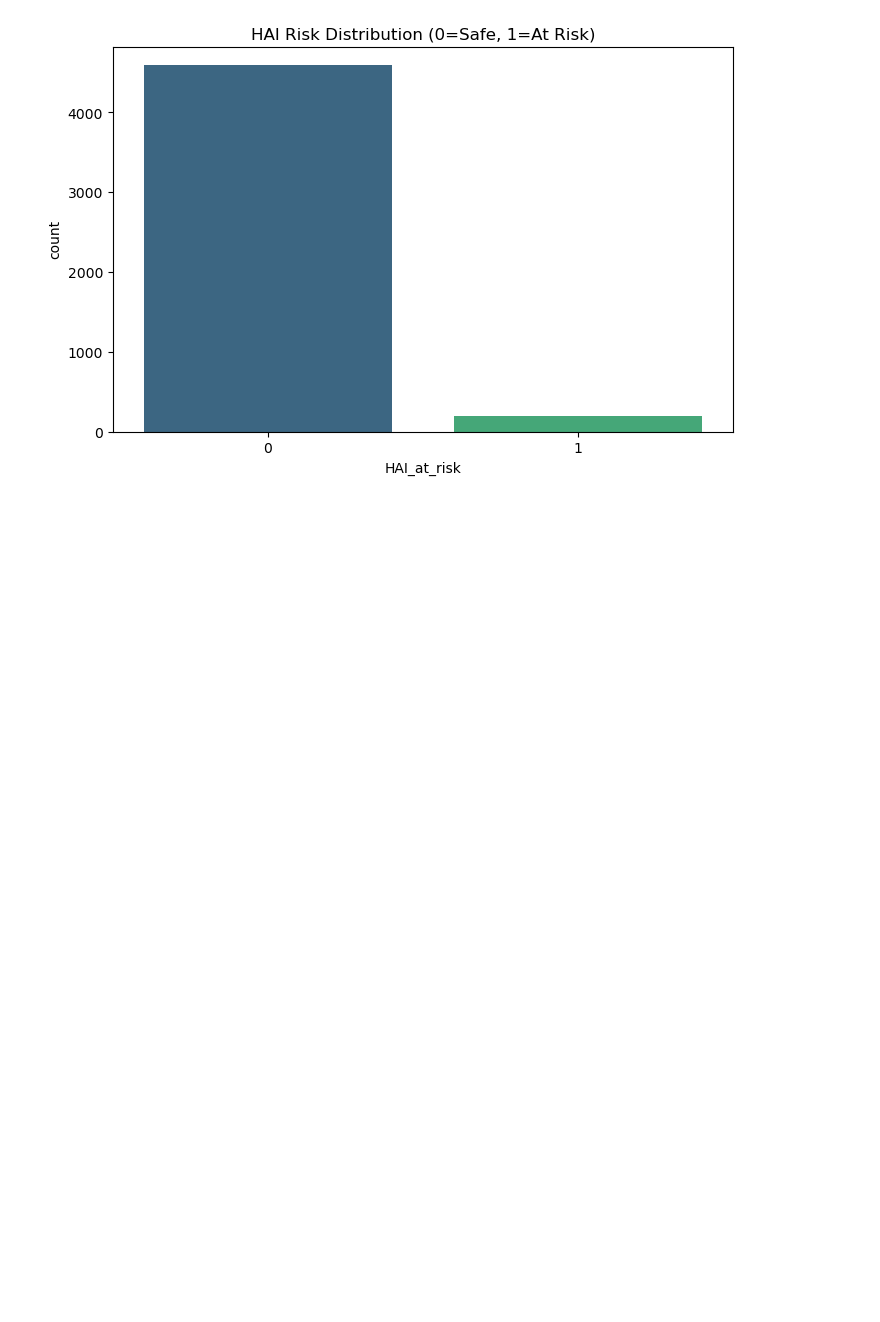
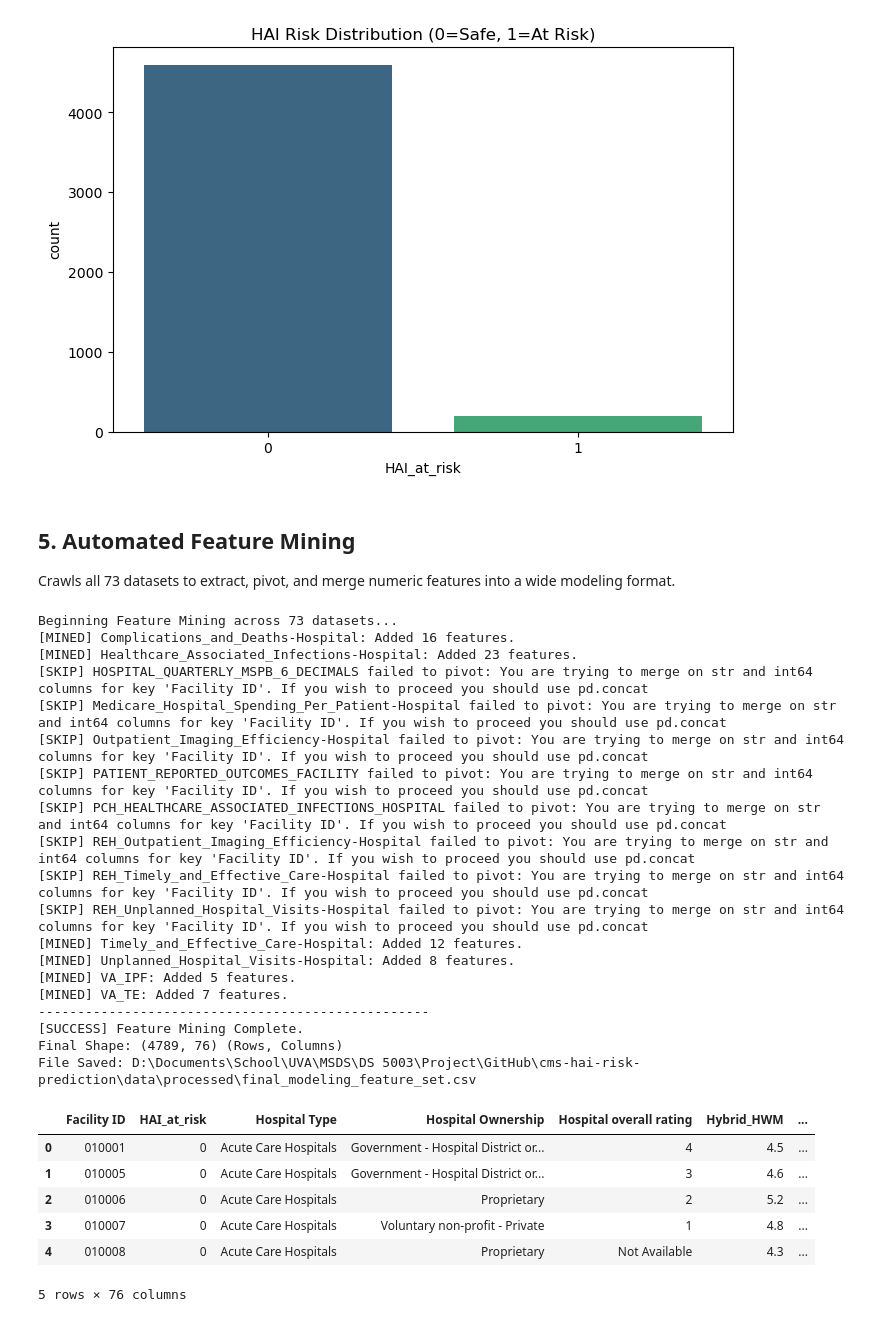
Before and after one commit to Rjashby1/cms-hai-risk-prediction, a Jupyter notebook: code/main_pipeline.ipynb, the cells around one changed output. Drawn from its saved outputs; the diff is of its cells as text; code cells hidden in the pictures; blank space fills up the shorter version.

Commit message:
Enhance data retrieval and feature mining process with detailed logging and error handling

```diff
--- a/code/main_pipeline.ipynb
+++ b/code/main_pipeline.ipynb
@@ -111,3 +119,40 @@ if 'master_data' in locals():
     step_04.run_eda()
 # %% [output]
 [figure]
+# %% [markdown]
+## 5. Automated Feature Mining
+Crawls all 73 datasets to extract, pivot, and merge numeric features into a wide modeling format.
+# %%
+step_05 = importlib.import_module("05_feature_identification")
+
+if 'raw_datasets' in locals():
+    # We pass the raw_datasets dictionary we loaded in Step 01
+    final_df = step_05.mine_features(raw_datasets)
+    display(final_df.head())
+# %% [output]
+Beginning Feature Mining across 73 datasets...
+[MINED] Complications_and_Deaths-Hospital: Added 16 features.
+[MINED] Healthcare_Associated_Infections-Hospital: Added 23 features.
+[SKIP] HOSPITAL_QUARTERLY_MSPB_6_DECIMALS failed to pivot: You are trying to merge on str and int64 columns for key 'Facility ID'. If you wish to proceed you should use pd.concat
+[SKIP] Medicare_Hospital_Spending_Per_Patient-Hospital failed to pivot: You are trying to merge on str and int64 columns for key 'Facility ID'. If you wish to proceed you should use pd.concat
+[SKIP] Outpatient_Imaging_Efficiency-Hospital failed to pivot: You are trying to merge on str and int64 columns for key 'Facility ID'. If you wish to proceed you should use pd.concat
+[SKIP] PATIENT_REPORTED_OUTCOMES_FACILITY failed to pivot: You are trying to merge on str and int64 columns for key 'Facility ID'. If you wish to proceed you should use pd.concat
+[SKIP] PCH_HEALTHCARE_ASSOCIATED_INFECTIONS_HOSPITAL failed to pivot: You are trying to merge on str and int64 columns for key 'Facility ID'. If you wish to proceed you should use pd.concat
+[SKIP] REH_Outpatient_Imaging_Efficiency-Hospital failed to pivot: You are trying to merge on str and int64 columns for key 'Facility ID'. If you wish to proceed you should use pd.concat
+[SKIP] REH_Timely_and_Effective_Care-Hospital failed to pivot: You are trying to merge on str and int64 columns for key 'Facility ID'. If you wish to proceed you should use pd.concat
+[SKIP] REH_Unplanned_Hospital_Visits-Hospital failed to pivot: You are trying to merge on str and int64 columns for key 'Facility ID'. If you wish to proceed you should use pd.concat
+[MINED] Timely_and_Effective_Care-Hospital: Added 12 features.
+[MINED] Unplanned_Hospital_Visits-Hospital: Added 8 features.
+[MINED] VA_IPF: Added 5 features.
+[MINED] VA_TE: Added 7 features.
+--------------------------------------------------
+[SUCCESS] Feature Mining Complete.
+Final Shape: (4789, 76) (Rows, Columns)
+File Saved: D:\Documents\School\UVA\MSDS\DS 5003\Project\GitHub\cms-hai-risk-prediction\data\processed\final_modeling_feature_set.csv
+|  | Facility ID | HAI_at_risk | Hospital Type | Hospital Ownership | Hospital overall rating | Hybrid_HWM | ... |
+| 0 | 010001 | 0 | Acute Care Hospitals | Government - Hospital District or... | 4 | 4.5 | ... |
+| 1 | 010005 | 0 | Acute Care Hospitals | Government - Hospital District or... | 3 | 4.6 | ... |
+| 2 | 010006 | 0 | Acute Care Hospitals | Proprietary | 2 | 5.2 | ... |
+| 3 | 010007 | 0 | Acute Care Hospitals | Voluntary non-profit - Private | 1 | 4.8 | ... |
+| 4 | 010008 | 0 | Acute Care Hospitals | Proprietary | Not Available | 4.3 | ... |
+5 rows × 76 columns
```
Also changed, not shown: parts of 1 cell of this notebook.
